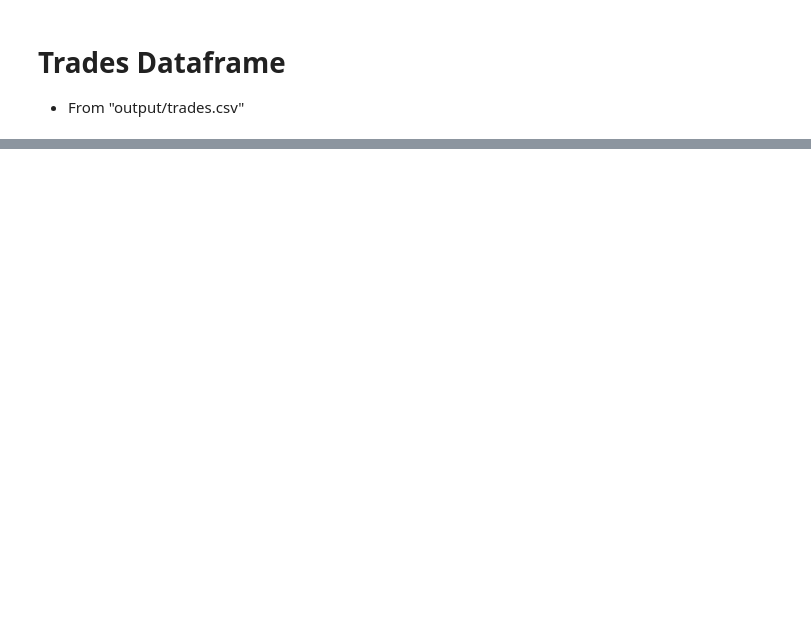
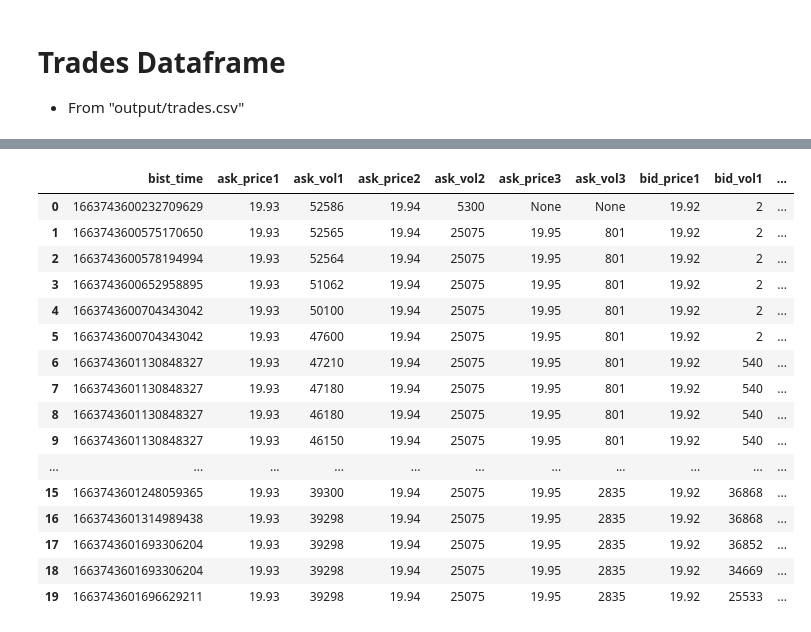
Before and after one commit to project237/LOB_BIST_Python, a Jupyter notebook: view_LOB_output.ipynb, the cells around one changed output, grey strips where cells are left out. Saved outputs shown, nothing was run; the diff lists cells and outputs as text; code cells hidden in the pictures; blank space fills up the shorter version.

Commit message:
Added output files produced by the last commit before this.

```diff
--- a/view_LOB_output.ipynb
+++ b/view_LOB_output.ipynb
@@ -96,0 +101,22 @@ memory usage: 3.8 MB
+# %%
+df_lob = pd.read_csv("output/LOB.csv")
+# %%
+df_lob.head(20)
+# %% [output]
+|  | bist_time | ask_price1 | ask_vol1 | ask_price2 | ask_vol2 | ask_price3 | ask_vol3 | bid_price1 | bid_vol1 | ... |
+| 0 | 1663743600232709629 | 19.93 | 52586 | 19.94 | 5300 | None | None | 19.92 | 2 | ... |
+| 1 | 1663743600575170650 | 19.93 | 52565 | 19.94 | 25075 | 19.95 | 801 | 19.92 | 2 | ... |
+| 2 | 1663743600578194994 | 19.93 | 52564 | 19.94 | 25075 | 19.95 | 801 | 19.92 | 2 | ... |
+| 3 | 1663743600652958895 | 19.93 | 51062 | 19.94 | 25075 | 19.95 | 801 | 19.92 | 2 | ... |
+| 4 | 1663743600704343042 | 19.93 | 50100 | 19.94 | 25075 | 19.95 | 801 | 19.92 | 2 | ... |
+| 5 | 1663743600704343042 | 19.93 | 47600 | 19.94 | 25075 | 19.95 | 801 | 19.92 | 2 | ... |
+| 6 | 1663743601130848327 | 19.93 | 47210 | 19.94 | 25075 | 19.95 | 801 | 19.92 | 540 | ... |
+| 7 | 1663743601130848327 | 19.93 | 47180 | 19.94 | 25075 | 19.95 | 801 | 19.92 | 540 | ... |
+| 8 | 1663743601130848327 | 19.93 | 46180 | 19.94 | 25075 | 19.95 | 801 | 19.92 | 540 | ... |
+| 9 | 1663743601130848327 | 19.93 | 46150 | 19.94 | 25075 | 19.95 | 801 | 19.92 | 540 | ... |
+| ... | ... | ... | ... | ... | ... | ... | ... | ... | ... | ... |
+| 15 | 1663743601248059365 | 19.93 | 39300 | 19.94 | 25075 | 19.95 | 2835 | 19.92 | 36868 | ... |
+| 16 | 1663743601314989438 | 19.93 | 39298 | 19.94 | 25075 | 19.95 | 2835 | 19.92 | 36868 | ... |
+| 17 | 1663743601693306204 | 19.93 | 39298 | 19.94 | 25075 | 19.95 | 2835 | 19.92 | 36852 | ... |
+| 18 | 1663743601693306204 | 19.93 | 39298 | 19.94 | 25075 | 19.95 | 2835 | 19.92 | 34669 | ... |
+| 19 | 1663743601696629211 | 19.93 | 39298 | 19.94 | 25075 | 19.95 | 2835 | 19.92 | 25533 | ... |
```
Also changed, not shown: parts of 10 cells of this notebook, 1 other file.
